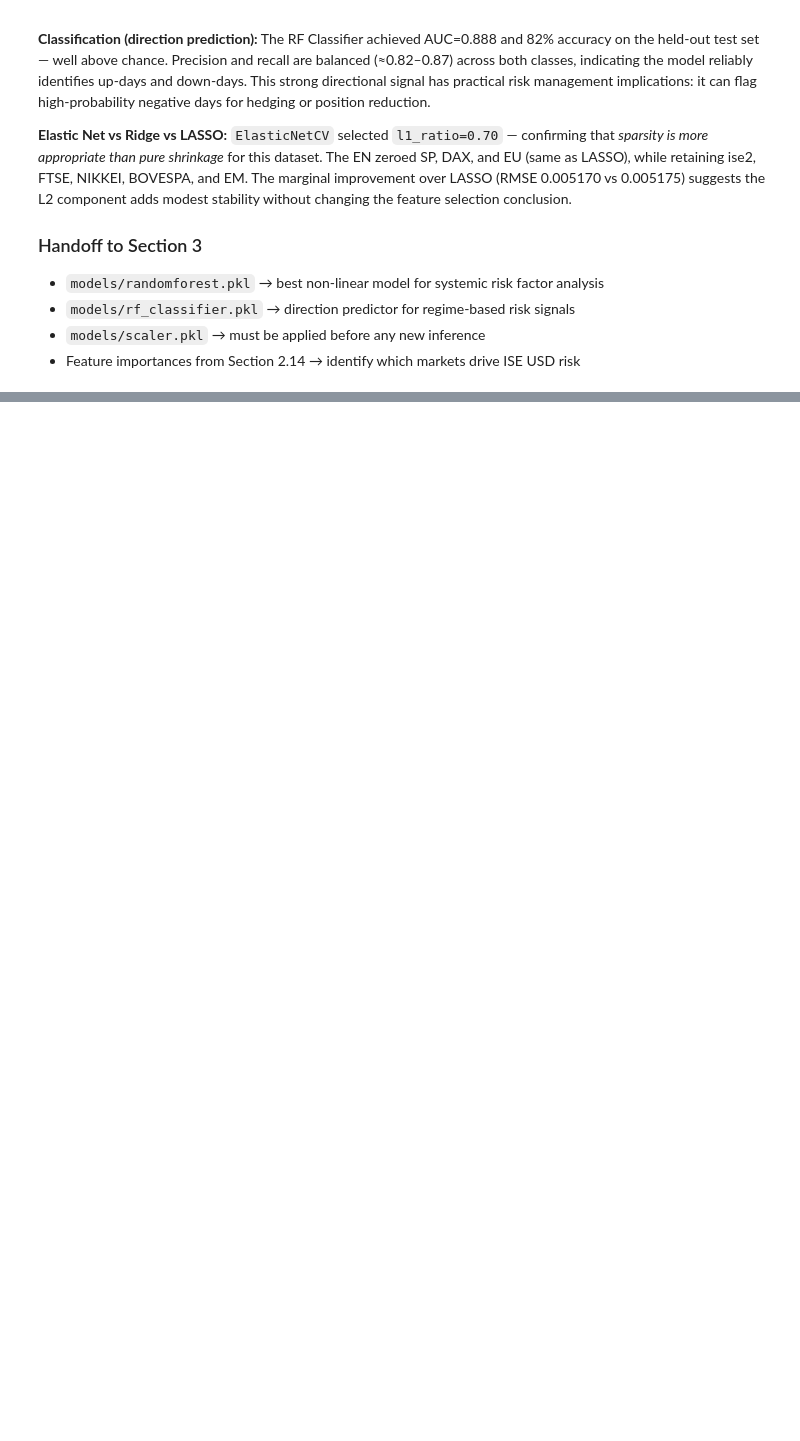
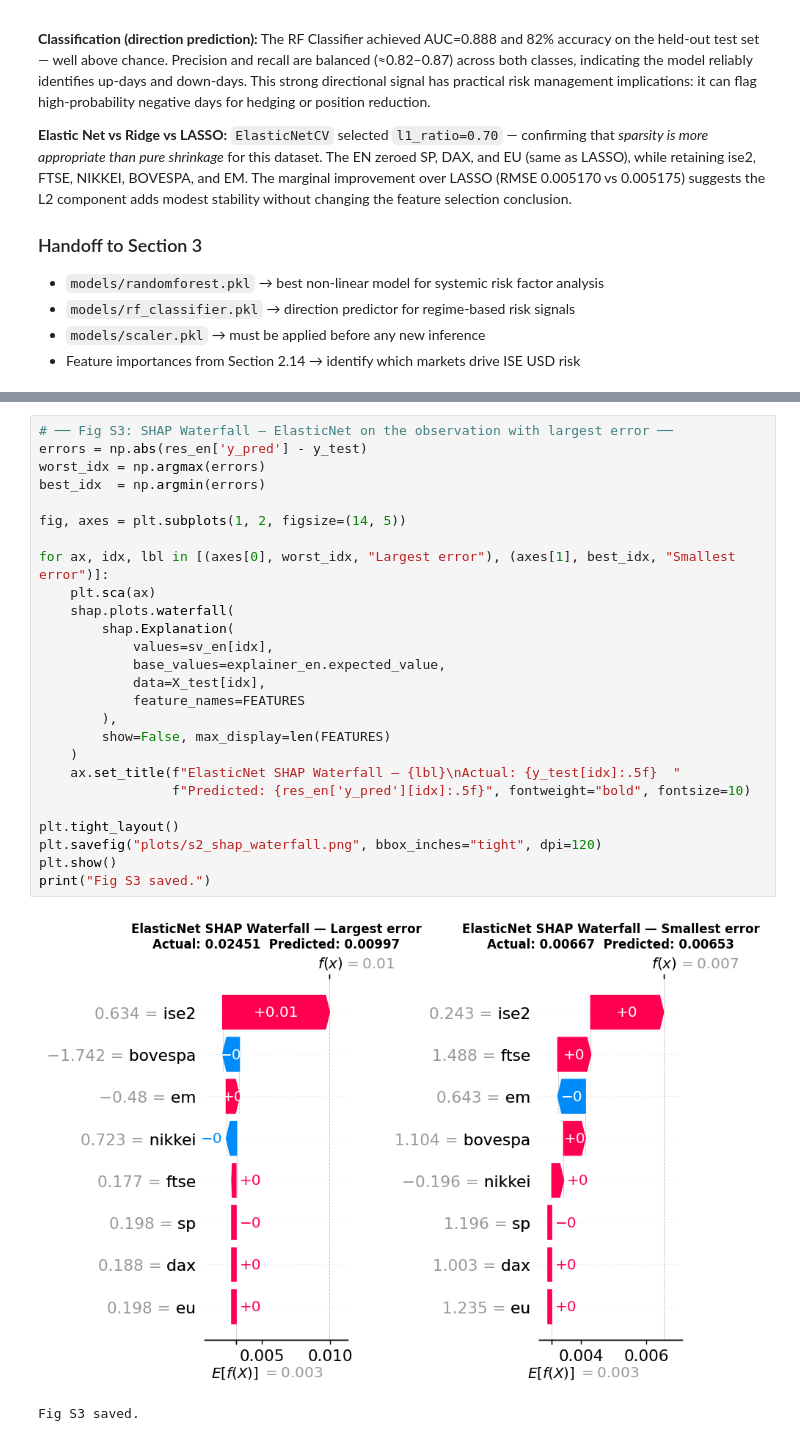
Before and after one commit to rahullath/big-data, a Jupyter notebook: section2_model_build.ipynb, the cells around one changed output, grey strips where cells are left out. Cells and saved outputs as stored; diff of their text form; blank space fills up the shorter version.

```diff
--- a/section2_model_build.ipynb
+++ b/section2_model_build.ipynb
@@ -794,0 +927,29 @@ Saved to ./models/:
+# %%
+# ── Fig S3: SHAP Waterfall — ElasticNet on the observation with largest error ──
+errors = np.abs(res_en['y_pred'] - y_test)
+worst_idx = np.argmax(errors)
+best_idx  = np.argmin(errors)
+
+fig, axes = plt.subplots(1, 2, figsize=(14, 5))
+
+for ax, idx, lbl in [(axes[0], worst_idx, "Largest error"), (axes[1], best_idx, "Smallest error")]:
+    plt.sca(ax)
+    shap.plots.waterfall(
+        shap.Explanation(
+            values=sv_en[idx],
+            base_values=explainer_en.expected_value,
+            data=X_test[idx],
+            feature_names=FEATURES
+        ),
+        show=False, max_display=len(FEATURES)
+    )
+    ax.set_title(f"ElasticNet SHAP Waterfall — {lbl}\nActual: {y_test[idx]:.5f}  "
+                 f"Predicted: {res_en['y_pred'][idx]:.5f}", fontweight="bold", fontsize=10)
+
+plt.tight_layout()
+plt.savefig("plots/s2_shap_waterfall.png", bbox_inches="tight", dpi=120)
+plt.show()
+print("Fig S3 saved.")
+# %% [output]
+[figure, added]
+Fig S3 saved.
```
Also changed, not shown: parts of 11 cells of this notebook, 24 other files.
